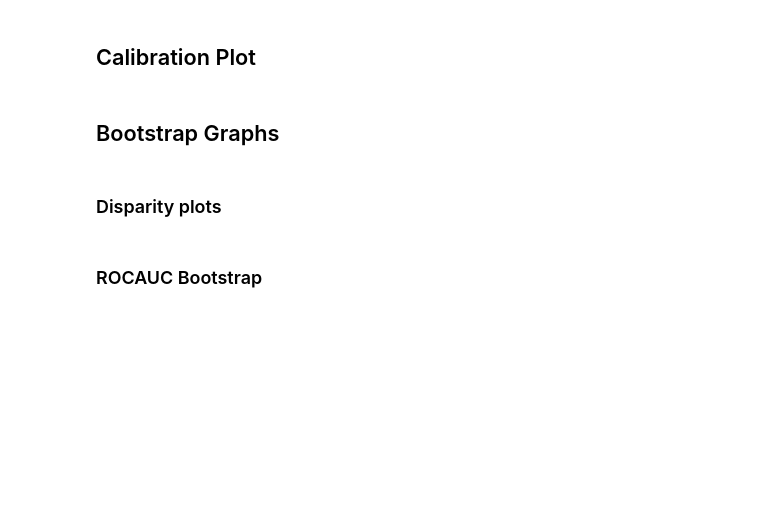
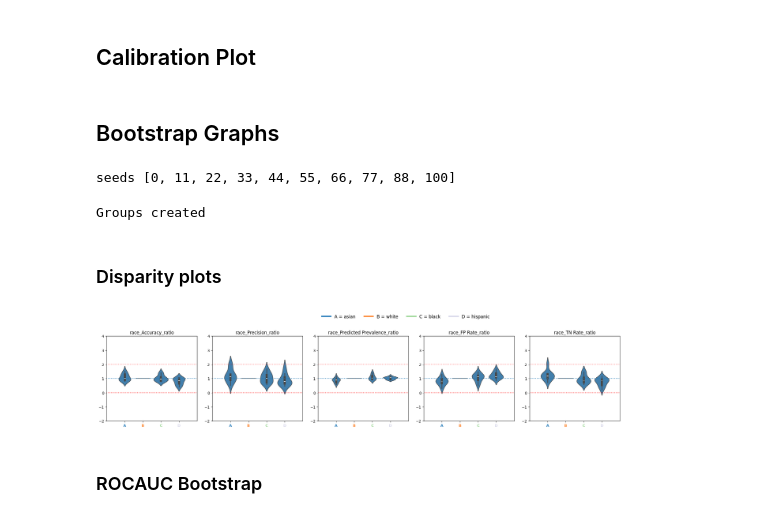
Before and after one commit to uclamii/equiboots, a Jupyter notebook: notebooks/equi_boots_plots.ipynb, the cells around one changed output. Saved outputs shown, nothing was run; the diff lists cells and outputs as text; code cells hidden in the pictures; blank space fills up the shorter version.

```diff
--- a/notebooks/equi_boots_plots.ipynb
+++ b/notebooks/equi_boots_plots.ipynb
@@ -134,7 +128,7 @@ eq2 = eqb.EquiBoots(
     num_bootstraps=10,
     boot_sample_size=100,
     balanced=False,  # False is stratified, True is balanced
-    stratify_by_outcome=True,
+    # stratify_by_outcome=True,
 )
 
 # Set seeds
@@ -154,23 +148,29 @@ dispa = eq2.calculate_disparities(race_metrics, "race")
 
 melted = pd.DataFrame(dispa).melt()
 df = melted["value"].apply(pd.Series).assign(attribute_value=melted["variable"])
+# %% [output]
+seeds [0, 11, 22, 33, 44, 55, 66, 77, 88, 100]
+Groups created
 # %% [markdown]
 ### Disparity plots
 # %%
 eqb.eq_disparity_metrics_plot(
     dispa,
     metric_cols=[
         "Accuracy_ratio",
         "Precision_ratio",
         "Predicted Prevalence_ratio",
         "FP Rate_ratio",
         "TN Rate_ratio",
     ],
     name="race",
     categories="all",
     figsize=(24, 4),
     plot_kind="violinplot",
+    save_path="./images",
 )
+# %% [output]
+[figure, added]
 # %% [markdown]
 ### ROCAUC Bootstrap
 # %%
```
Also changed, not shown: parts of 8 cells of this notebook, 2 other files.
